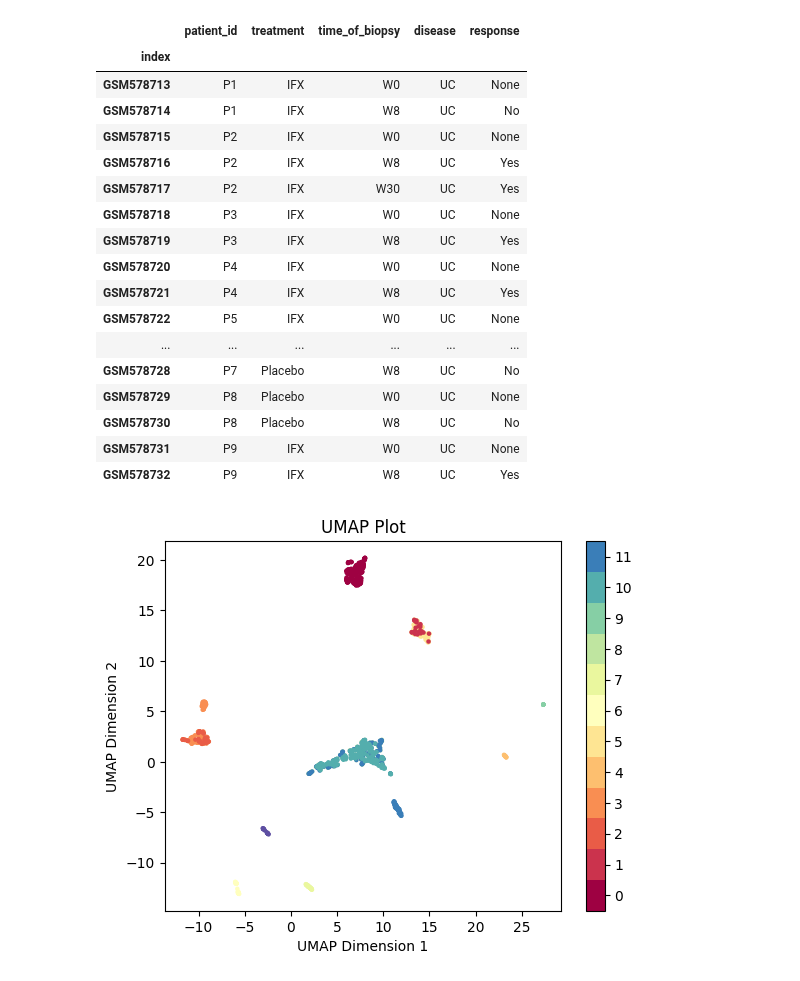
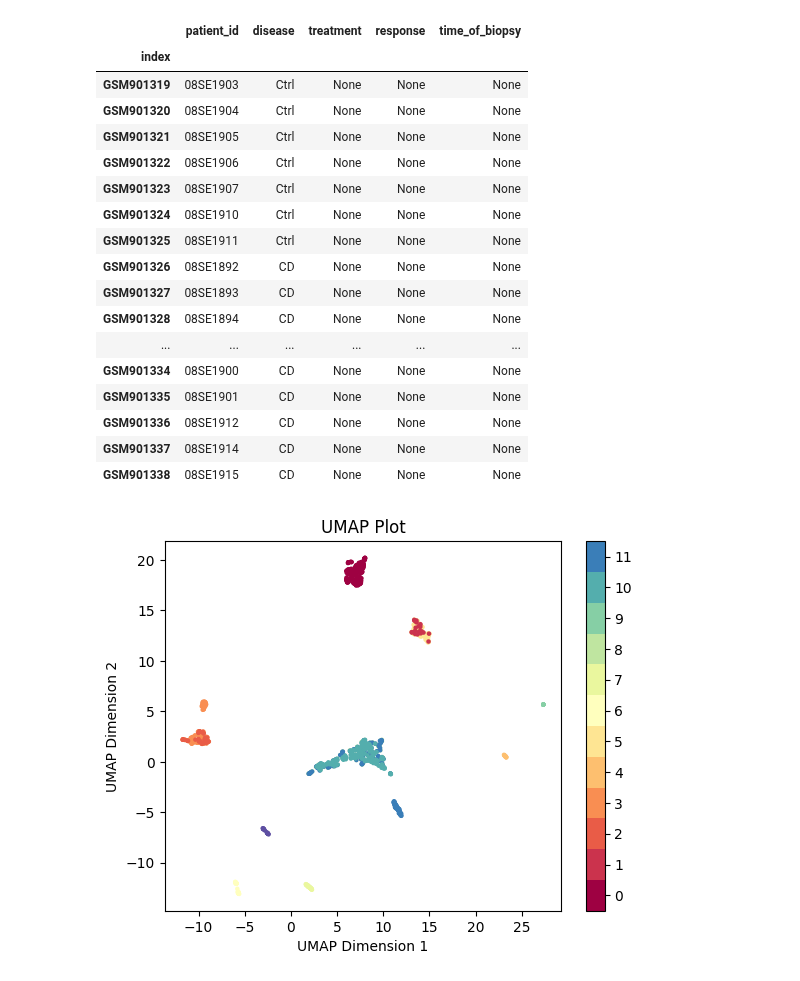
Before and after one commit to MaciejPiernik/ibd, a Jupyter notebook: ibd/notebooks/experiment_playground.ipynb, the cells around one changed output. Cells and saved outputs as stored; diff of their text form; code cells hidden in the pictures.

Commit message:
Further 3 datsets with metadata extraction components

```diff
--- a/ibd/notebooks/experiment_playground.ipynb
+++ b/ibd/notebooks/experiment_playground.ipynb
@@ -30,27 +30,27 @@ db = db.dropna(axis=1)
 dup = db[db.duplicated(keep=False)]
 dup.sort_values(by=['1'])
 # %%
-metadata = pd.read_parquet(os.path.join(DATA_DIR, 'GSE23597_metadata.parquet'))
+metadata = pd.read_parquet(os.path.join(DATA_DIR, 'GSE36807_metadata.parquet'))
 metadata.head(20)
 # %% [output]
-|  | patient_id | treatment | time_of_biopsy | disease | response |
+|  | patient_id | disease | treatment | response | time_of_biopsy |
 | index |  |  |  |  |  |
-| GSM578713 | P1 | IFX | W0 | UC | None |
-| GSM578714 | P1 | IFX | W8 | UC | No |
-| GSM578715 | P2 | IFX | W0 | UC | None |
-| GSM578716 | P2 | IFX | W8 | UC | Yes |
-| GSM578717 | P2 | IFX | W30 | UC | Yes |
-| GSM578718 | P3 | IFX | W0 | UC | None |
-| GSM578719 | P3 | IFX | W8 | UC | Yes |
-| GSM578720 | P4 | IFX | W0 | UC | None |
-| GSM578721 | P4 | IFX | W8 | UC | Yes |
-| GSM578722 | P5 | IFX | W0 | UC | None |
+| GSM901319 | 08SE1903 | Ctrl | None | None | None |
+| GSM901320 | 08SE1904 | Ctrl | None | None | None |
+| GSM901321 | 08SE1905 | Ctrl | None | None | None |
+| GSM901322 | 08SE1906 | Ctrl | None | None | None |
+| GSM901323 | 08SE1907 | Ctrl | None | None | None |
+| GSM901324 | 08SE1910 | Ctrl | None | None | None |
+| GSM901325 | 08SE1911 | Ctrl | None | None | None |
+| GSM901326 | 08SE1892 | CD | None | None | None |
+| GSM901327 | 08SE1893 | CD | None | None | None |
+| GSM901328 | 08SE1894 | CD | None | None | None |
 | ... | ... | ... | ... | ... | ... |
-| GSM578728 | P7 | Placebo | W8 | UC | No |
-| GSM578729 | P8 | Placebo | W0 | UC | None |
-| GSM578730 | P8 | Placebo | W8 | UC | No |
-| GSM578731 | P9 | IFX | W0 | UC | None |
-| GSM578732 | P9 | IFX | W8 | UC | Yes |
+| GSM901334 | 08SE1900 | CD | None | None | None |
+| GSM901335 | 08SE1901 | CD | None | None | None |
+| GSM901336 | 08SE1912 | CD | None | None | None |
+| GSM901337 | 08SE1914 | CD | None | None | None |
+| GSM901338 | 08SE1915 | CD | None | None | None |
 # %%
 # Create UMAP embedding
 umap_embedding = umap.UMAP().fit_transform(db)
```
Also changed, not shown: 3 other files.
